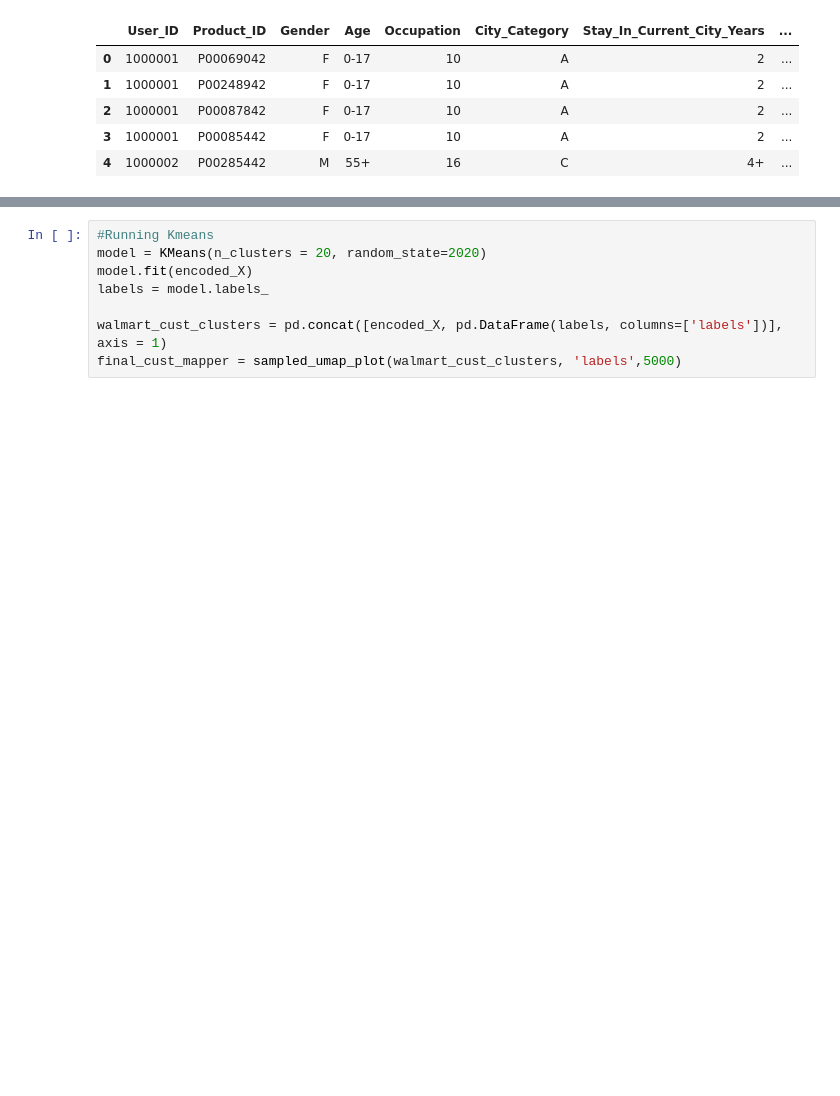
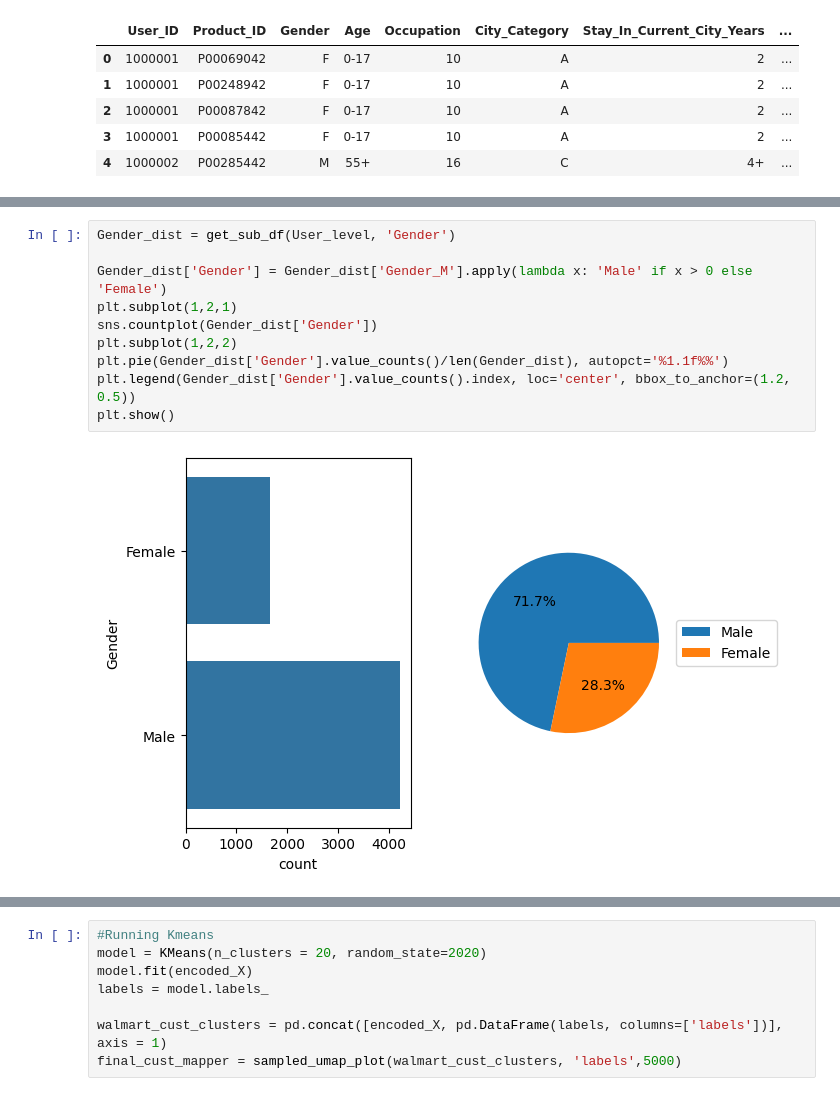
Before and after one commit to PannawatChauychoo/E_commerce_data_pipeline, a Jupyter notebook: walmart_EDA/EDA_scripts/EDA.ipynb, the cells around one changed output, grey strips where cells are left out. Cells and saved outputs as stored; diff of their text form; blank space fills up the shorter version.

```diff
--- a/walmart_EDA/EDA_scripts/EDA.ipynb
+++ b/walmart_EDA/EDA_scripts/EDA.ipynb
@@ -473,0 +515,12 @@ text columns are: []
+# %%
+Gender_dist = get_sub_df(User_level, 'Gender')
+
+Gender_dist['Gender'] = Gender_dist['Gender_M'].apply(lambda x: 'Male' if x > 0 else 'Female')
+plt.subplot(1,2,1)
+sns.countplot(Gender_dist['Gender'])
+plt.subplot(1,2,2)
+plt.pie(Gender_dist['Gender'].value_counts()/len(Gender_dist), autopct='%1.1f%%')
+plt.legend(Gender_dist['Gender'].value_counts().index, loc='center', bbox_to_anchor=(1.2, 0.5))
+plt.show()
+# %% [output]
+[figure, added]
```
Also changed, not shown: parts of 18 cells of this notebook, 17 other files.
